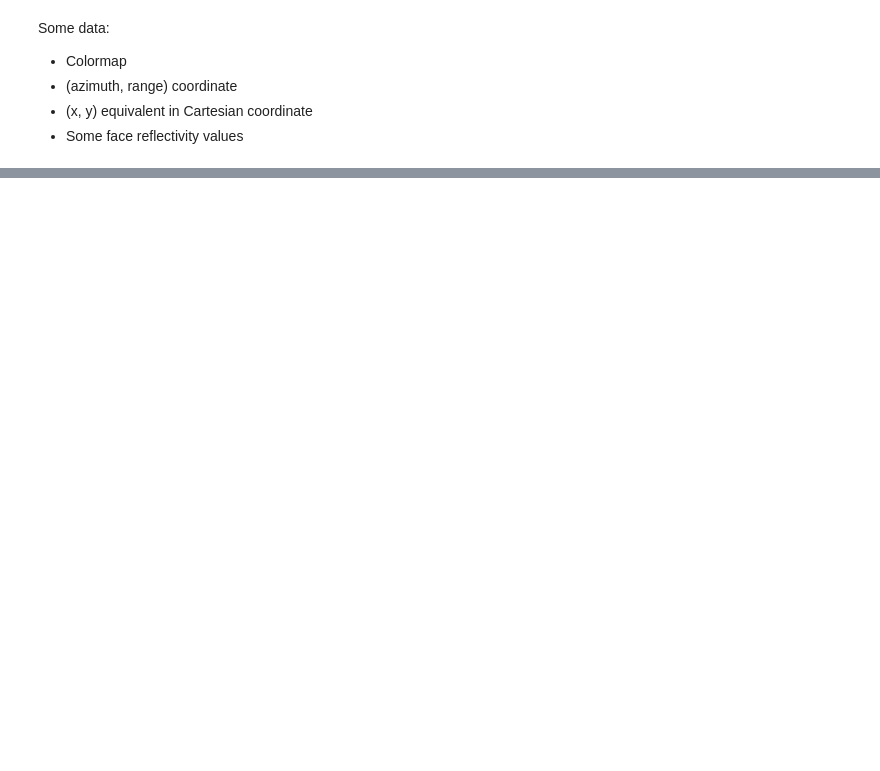
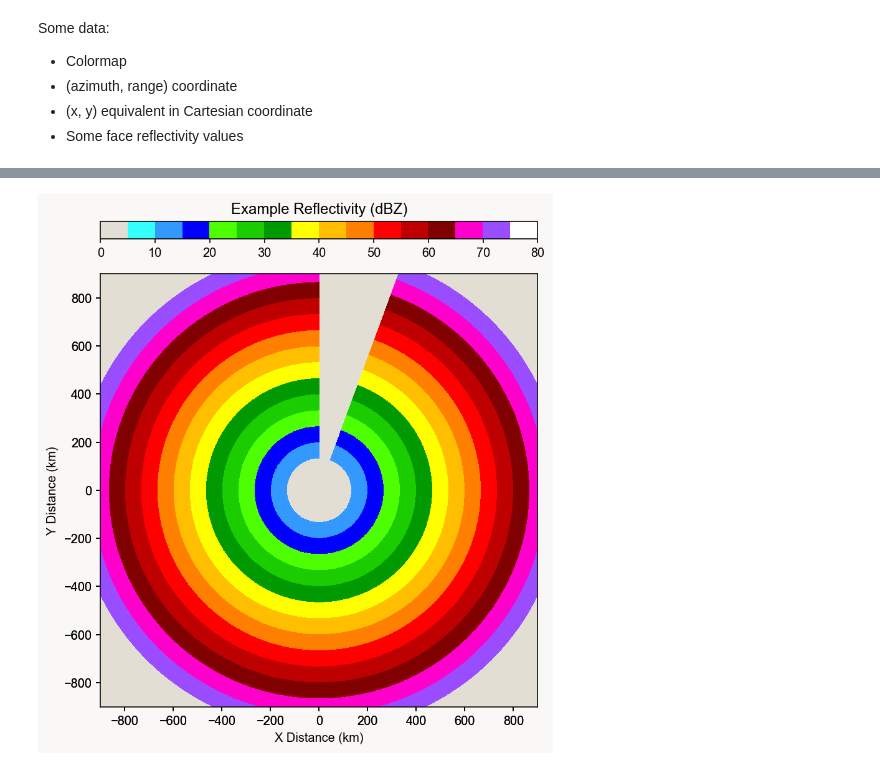
Before and after one commit to OURadar/PyRadarKit, a Jupyter notebook: ppi_demo.ipynb, the cells around one changed output, grey strips where cells are left out. Drawn from its saved outputs; the diff is of its cells as text; code cells hidden in the pictures; blank space fills up the shorter version.

```diff
--- a/ppi_demo.ipynb
+++ b/ppi_demo.ipynb
@@ -75,0 +75,4 @@ plt.show()
+# %%
+zmod = z
+zmod[z < 10] = -999.0
+zmod[0:20, :] = -999.0
@@ -75,0 +87,9 @@ plt.show()
+# %%
+ppi = showPPI(xx, yy, zmod)
+ppi['axes'].set_ylim([-900, 900])
+ppi['axes'].set_xlim([-900, 900])
+ppi['figure'].patch.set_facecolor(bgColor)
+ppi['figure'].patch.set_alpha(0.2)
+plt.show()
+# %% [output]
+[figure, added]
```
Also changed, not shown: parts of 3 cells of this notebook.
